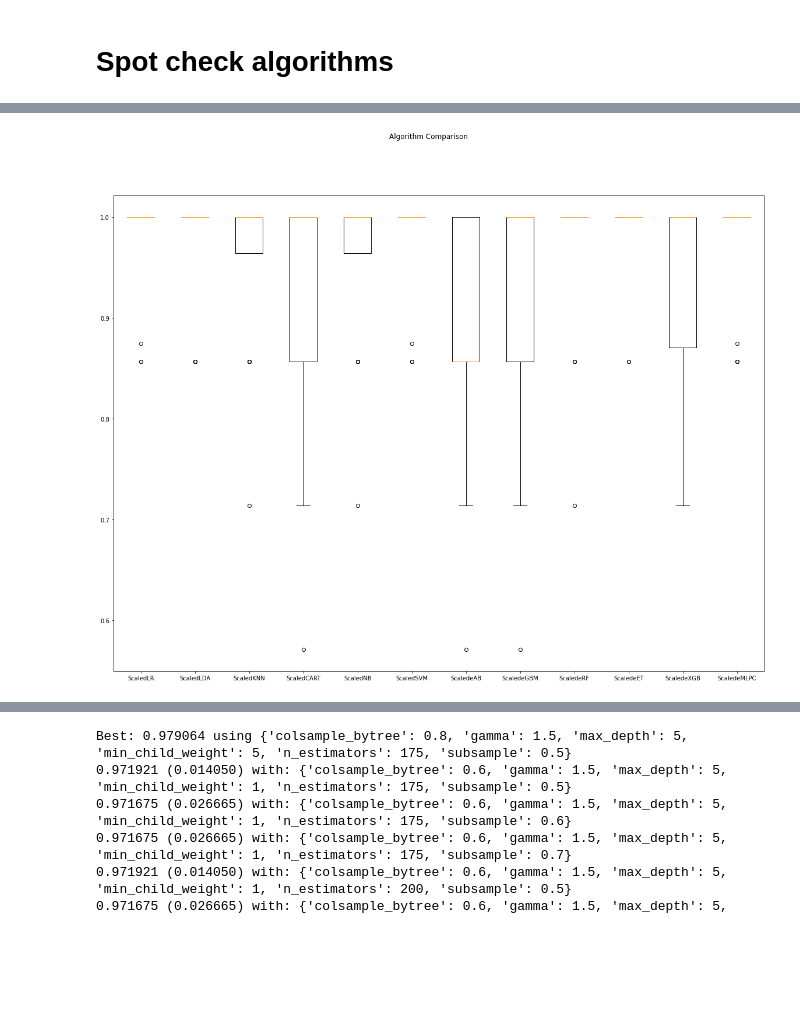
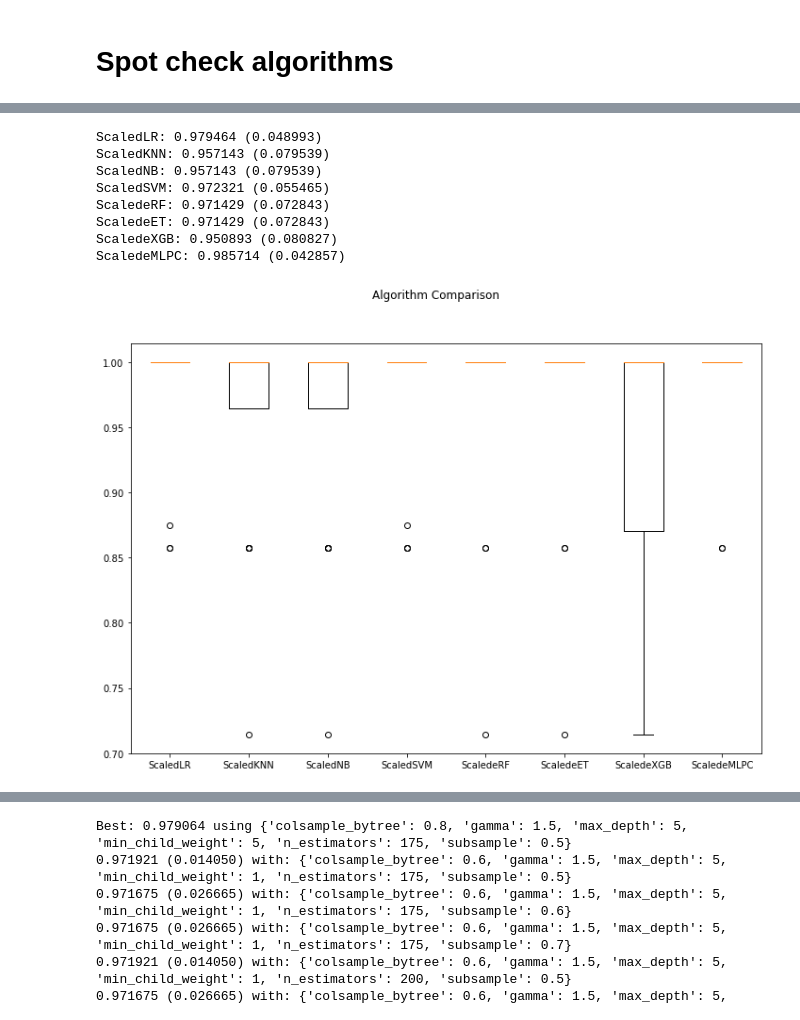
Before and after one commit to Sams101/DataScience, a Jupyter notebook: _notebooks/2020-10-26-Sklearn_wine_classification.ipynb, the cells around one changed output, grey strips where cells are left out. Drawn from its saved outputs; the diff is of its cells as text; code cells hidden in the pictures; blank space fills up the shorter version.

```diff
--- a/_notebooks/2020-10-26-Sklearn_wine_classification.ipynb
+++ b/_notebooks/2020-10-26-Sklearn_wine_classification.ipynb
@@ -220,0 +221,10 @@ eRF: 0.971429 (0.072843)
+# %%
+# Compare Algorithms
+from pylab import rcParams
+rcParams['figure.figsize'] = 12, 8
+fig = plt.figure()
+fig.suptitle('Algorithm Comparison')
+ax = fig.add_subplot(111)
+plt.boxplot(results)
+ax.set_xticklabels(names)
+plt.show()
@@ -221,10 +233,46 @@ eRF: 0.971429 (0.072843)
+# %%
+# Use Pipelines to standardise and Standardize dataset
+
+
+scaler = StandardScaler()
+
+pipelines = []
+pipelines.append(('ScaledLR',    Pipeline(  [('Scaler', StandardScaler()),('LR',   LogisticRegression())]  )))
+pipelines.append(('ScaledKNN',   Pipeline(  [('Scaler', StandardScaler()),('KNN',  KNeighborsClassifier())]  )))
+pipelines.append(('ScaledNB',    Pipeline(  [('Scaler', StandardScaler()),('NB',   GaussianNB())]  )))
+pipelines.append(('ScaledSVM',   Pipeline(  [('Scaler', StandardScaler()),('SVM',  SVC())]  )))
+pipelines.append(('ScaledeRF',   Pipeline(  [('Scaler', StandardScaler()),('eRF',  RandomForestClassifier())]  )))
+pipelines.append(('ScaledeET',   Pipeline(  [('Scaler', StandardScaler()),('eET',  ExtraTreesClassifier())]  )))
+pipelines.append(('ScaledeXGB',  Pipeline(  [('Scaler', StandardScaler()),('XGB',  XGBClassifier())]  )))
+pipelines.append(('ScaledeMLPC', Pipeline(  [('Scaler', StandardScaler()),('MLPC', MLPClassifier())]  )))
+
+results = []
+names = []
+
+for name, model in pipelines:
+    kfold = KFold(n_splits=20, random_state=42)
+    cv_results = cross_val_score(model, X_train, y_train, cv=kfold, scoring='accuracy')
+    results.append(cv_results)
+    names.append(name)
+    report_message = '%s: %f (%f)' % (name, cv_results.mean(), cv_results.std())
+    print(report_message)
+# %% [output]
+ScaledLR: 0.979464 (0.048993)
+ScaledKNN: 0.957143 (0.079539)
+ScaledNB: 0.957143 (0.079539)
+ScaledSVM: 0.972321 (0.055465)
+ScaledeRF: 0.971429 (0.072843)
+ScaledeET: 0.971429 (0.072843)
+ScaledeXGB: 0.950893 (0.080827)
+ScaledeMLPC: 0.985714 (0.042857)
 # %%
 # Compare Algorithms
+rcParams['figure.figsize'] = 12, 8
 fig = plt.figure()
 fig.suptitle('Algorithm Comparison')
 ax = fig.add_subplot(111)
 plt.boxplot(results)
 ax.set_xticklabels(names)
-plt.show()
+plt.show();
 # %% [output]
-[figure, old version]
+[figure, new version]
```
Also changed, not shown: parts of 8 cells of this notebook.
